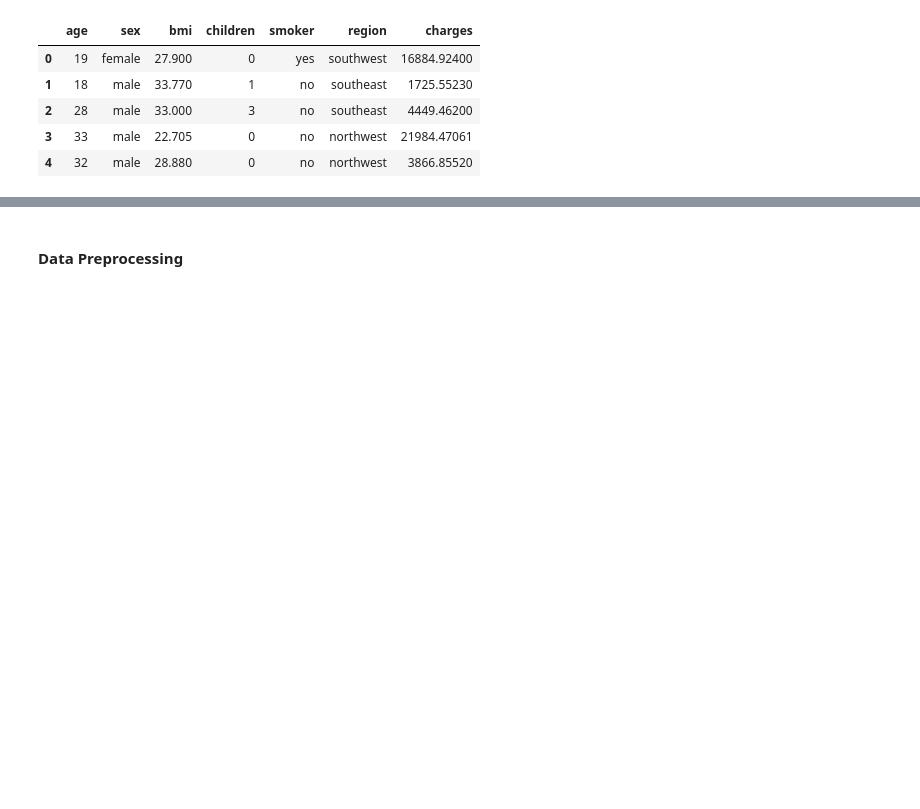
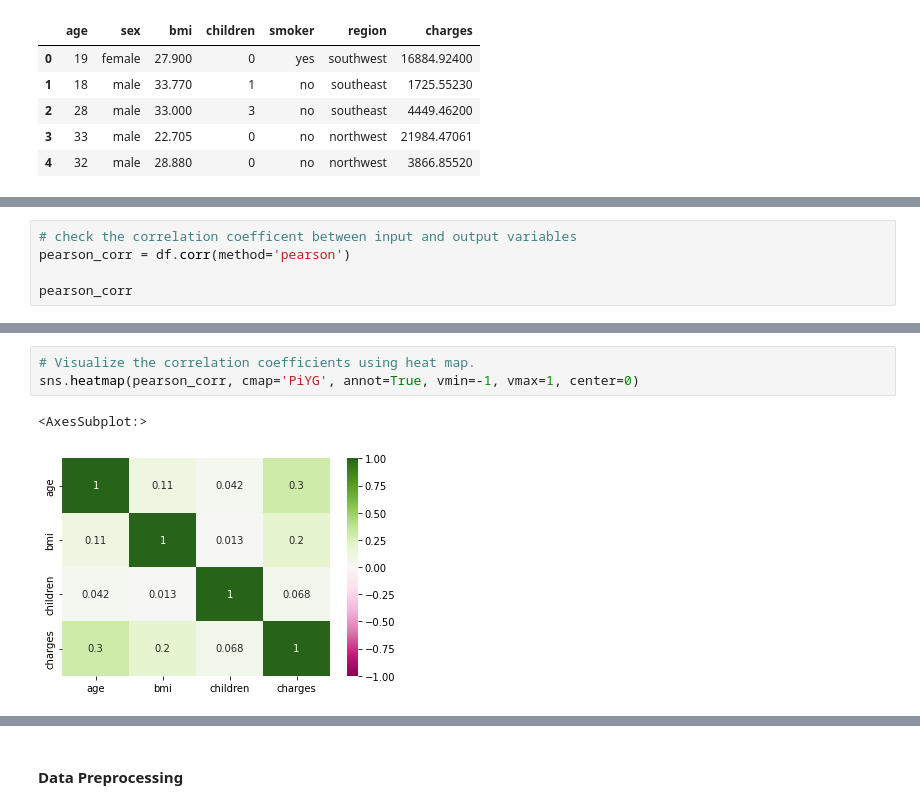
Before and after one commit to SopanhaKok/Health_Insurance_Cost_Prediction, a Jupyter notebook: health_insurance_price_cost_prediction_random_forest_regressor.ipynb, the cells around one changed output, grey strips where cells are left out. Drawn from its saved outputs; the diff is of its cells as text; blank space fills up the shorter version.

```diff
--- a/health_insurance_price_cost_prediction_random_forest_regressor.ipynb
+++ b/health_insurance_price_cost_prediction_random_forest_regressor.ipynb
@@ -35,0 +79,5 @@ df.head()
+# %%
+# check the correlation coefficent between input and output variables
+pearson_corr = df.corr(method='pearson')
+
+pearson_corr
@@ -35,0 +90,6 @@ df.head()
+# %%
+# Visualize the correlation coefficients using heat map.
+sns.heatmap(pearson_corr, cmap='PiYG', annot=True, vmin=-1, vmax=1, center=0)
+# %% [output]
+<AxesSubplot:>
+[figure, added]
```
Also changed, not shown: parts of 19 cells of this notebook, 3 other files.
